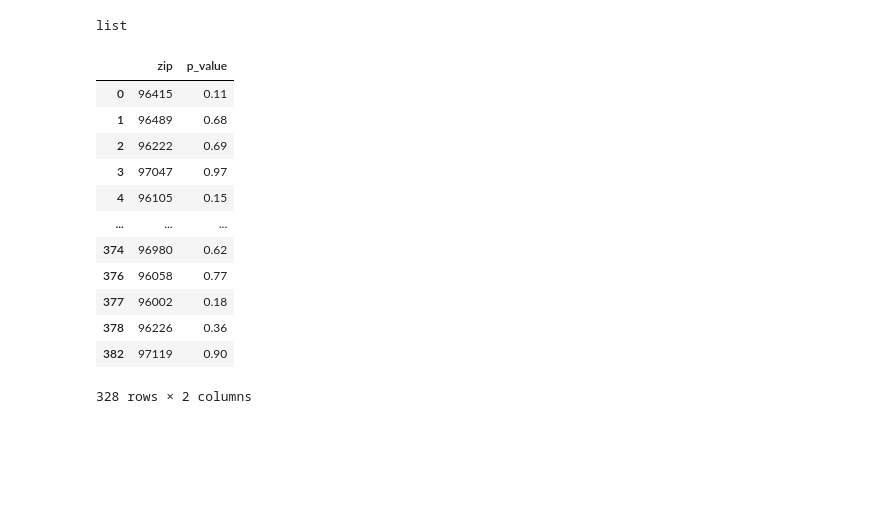
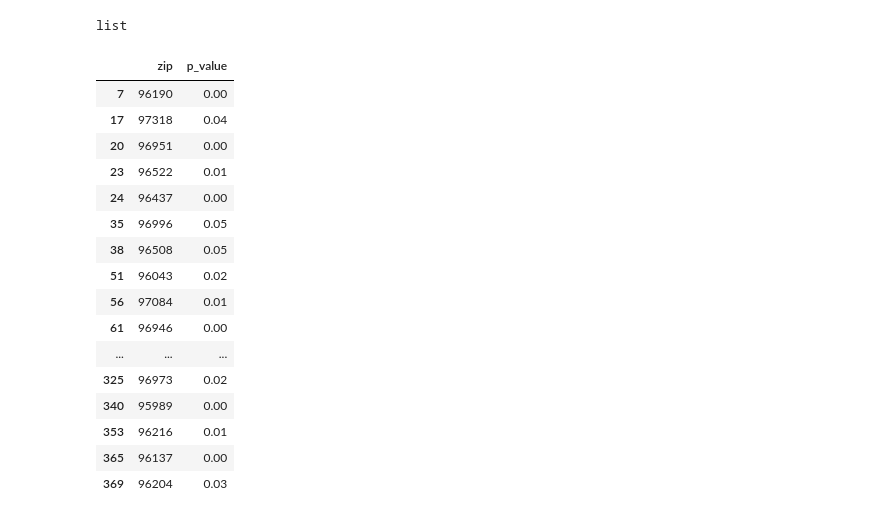
Before and after one commit to RyvynYoung/clustering-exercises, a Jupyter notebook: explore_zillow.ipynb, the cells around one changed output. Drawn from its saved outputs; the diff is of its cells as text; code cells hidden in the pictures; blank space fills up the shorter version.

```diff
--- a/explore_zillow.ipynb
+++ b/explore_zillow.ipynb
@@ -360,19 +362,23 @@ list
 # %%
 statdf = pd.DataFrame(zip_list, columns=['zip'])
 statdf['p_value'] = p_list
-bonusdf = statdf[statdf.p_value > .05]
+bonusdf = statdf[statdf.p_value < .05]
 bonusdf
 # %% [output]
 |  | zip | p_value |
-| 0 | 96415 | 0.11 |
-| 1 | 96489 | 0.68 |
-| 2 | 96222 | 0.69 |
-| 3 | 97047 | 0.97 |
-| 4 | 96105 | 0.15 |
+| 7 | 96190 | 0.00 |
+| 17 | 97318 | 0.04 |
+| 20 | 96951 | 0.00 |
+| 23 | 96522 | 0.01 |
+| 24 | 96437 | 0.00 |
+| 35 | 96996 | 0.05 |
+| 38 | 96508 | 0.05 |
+| 51 | 96043 | 0.02 |
+| 56 | 97084 | 0.01 |
+| 61 | 96946 | 0.00 |
 | ... | ... | ... |
-| 374 | 96980 | 0.62 |
-| 376 | 96058 | 0.77 |
-| 377 | 96002 | 0.18 |
-| 378 | 96226 | 0.36 |
-| 382 | 97119 | 0.90 |
+| 325 | 96973 | 0.02 |
+| 340 | 95989 | 0.00 |
+| 353 | 96216 | 0.01 |
+| 365 | 96137 | 0.00 |
+| 369 | 96204 | 0.03 |
-328 rows × 2 columns
```
Also changed, not shown: parts of 1 cell of this notebook.
